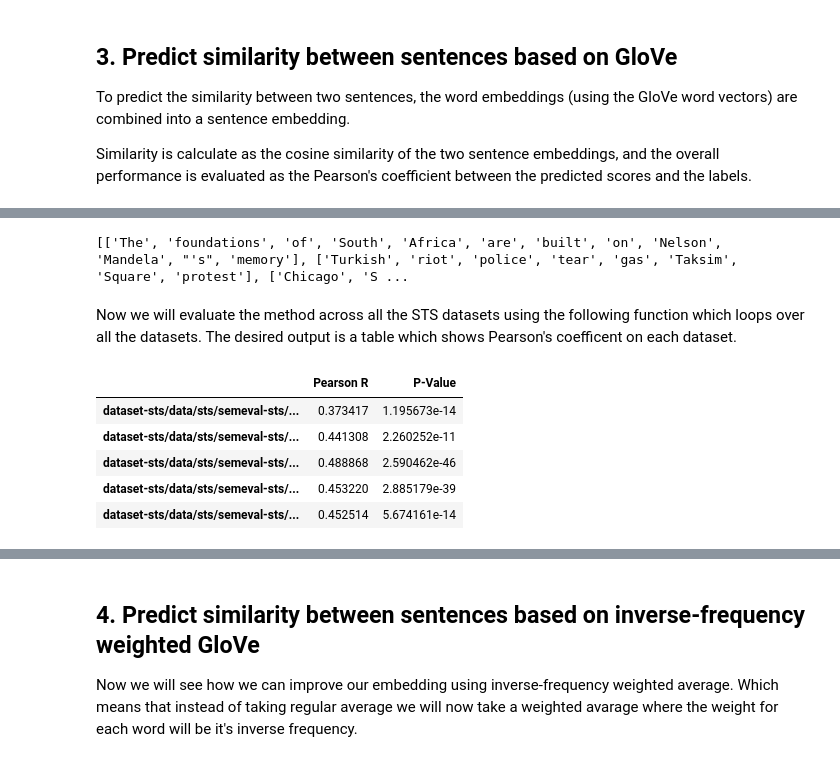
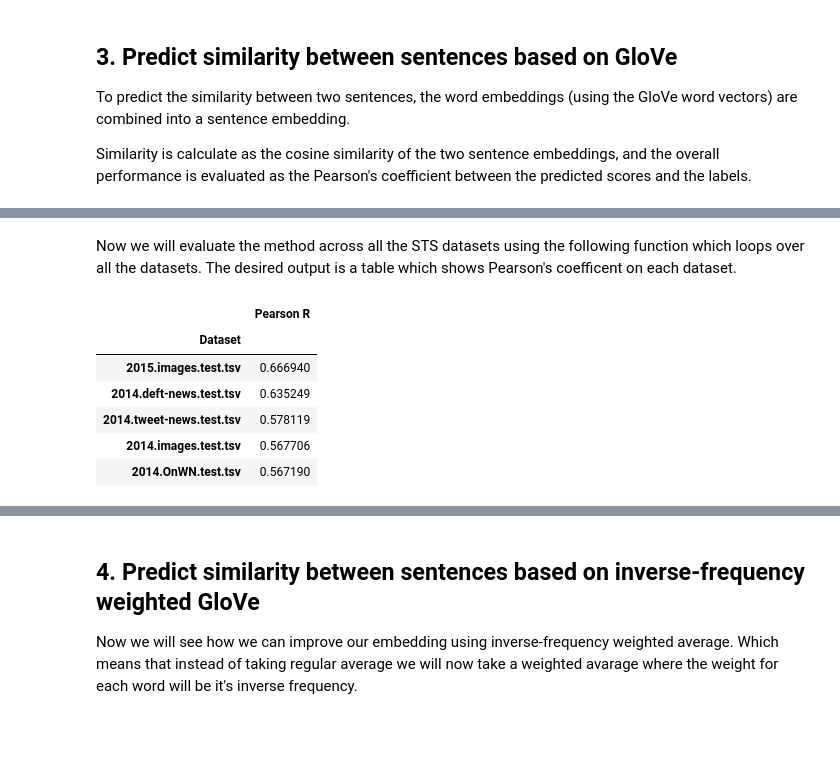
Before and after one commit to adcoh/Y-Data-NLP, a Jupyter notebook: Assignment 4/HW4_NLP.ipynb, the cells around one changed output, grey strips where cells are left out. Saved outputs shown, nothing was run; the diff lists cells and outputs as text; code cells hidden in the pictures; blank space fills up the shorter version.

```diff
--- a/Assignment 4/HW4_NLP.ipynb
+++ b/Assignment 4/HW4_NLP.ipynb
@@ -137,3 +132,26 @@ You can check the implementation using a small batch of the data
+# %%
+files = glob.glob("dataset-sts/data/sts/semeval-sts/all/*.test.tsv")
+
+def evaluate_tasks(files, embed_func, sim_func):
+
+    tests = []
+    scores = []
+
+    for f in files:
+        s0, s1, labels = load_sts(f)
+        #Your implementation here
+        assert len(s0) == len(s1) == len(labels), 'pairs and labels are of different length'
+        sims = []
+        for i, s0_ in enumerate(tqdm(s0)):
+            s1_ = s1[i]
+            sims.append(sim_func(embed_func(s0_), embed_func(s1_))[0].item())
+        score = pearsonr(labels, sims)
+        scores.append({'Pearson R': score[0]})
+        tests.append(os.path.split(f)[1])
+
+    results = pd.DataFrame(scores, index=tests).sort_values('Pearson R', ascending=False)
+    results.index.name = 'Dataset'
+    return results
 # %%
 Small_batch = (s0[:10],s1[:10])
 # %%
@@ -159,16 +166,13 @@ pearsonr(labels[:10], sims)
-# %%
-print(Small_batch[0])
-# %% [output]
-[['The', 'foundations', 'of', 'South', 'Africa', 'are', 'built', 'on', 'Nelson', 'Mandela', "'s", 'memory'], ['Turkish', 'riot', 'police', 'tear', 'gas', 'Taksim', 'Square', 'protest'], ['Chicago', 'S ...
 # %% [markdown]
 Now we will evaluate the method across all the STS datasets using the following function which loops over all the datasets. The desired output is a table which shows Pearson's coefficent on each dataset.
 # %%
-results_df = evaluate_tasks(files, similarity)
+results_df = evaluate_tasks(files, average_embedding, cosine_similarity)
 results_df.head()
 # %% [output]
-|  | Pearson R | P-Value |
-| dataset-sts/data/sts/semeval-sts/... | 0.373417 | 1.195673e-14 |
-| dataset-sts/data/sts/semeval-sts/... | 0.441308 | 2.260252e-11 |
-| dataset-sts/data/sts/semeval-sts/... | 0.488868 | 2.590462e-46 |
-| dataset-sts/data/sts/semeval-sts/... | 0.453220 | 2.885179e-39 |
-| dataset-sts/data/sts/semeval-sts/... | 0.452514 | 5.674161e-14 |
+|  | Pearson R |
+| Dataset |  |
+| 2015.images.test.tsv | 0.666940 |
+| 2014.deft-news.test.tsv | 0.635249 |
+| 2014.tweet-news.test.tsv | 0.578119 |
+| 2014.images.test.tsv | 0.567706 |
+| 2014.OnWN.test.tsv | 0.567190 |
```
Also changed, not shown: parts of 26 cells of this notebook, 1 other file.
